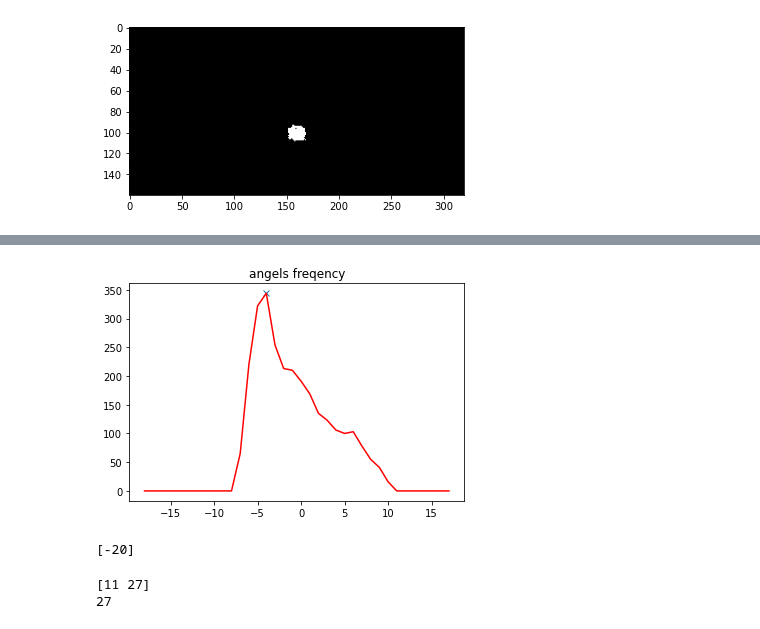
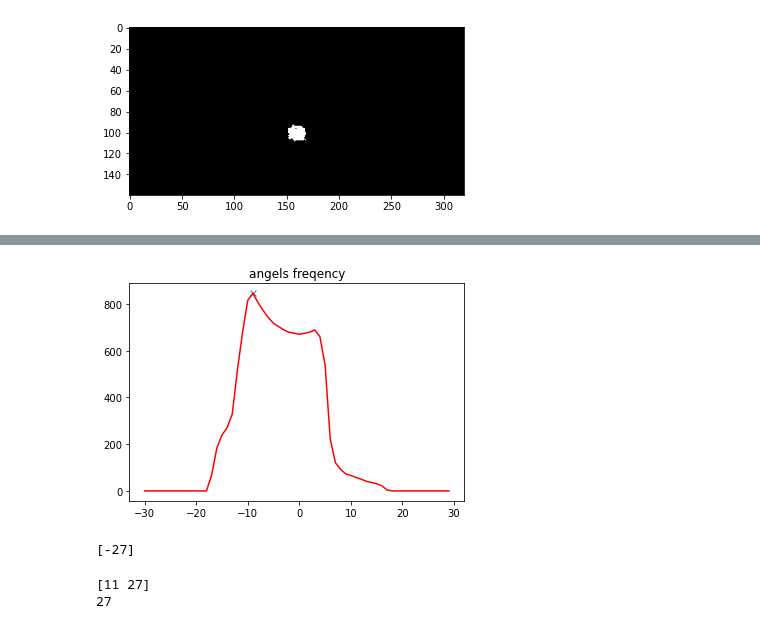
Before and after one commit to College-Projects-2019-2024/Return-Rover-computer-vision, a Jupyter notebook: code/pipeline_testing.ipynb, the cells around one changed output, grey strips where cells are left out. Saved outputs shown, nothing was run; the diff lists cells and outputs as text; code cells hidden in the pictures.

```diff
--- a/code/pipeline_testing.ipynb
+++ b/code/pipeline_testing.ipynb
@@ -233,34 +233,34 @@ Deprecated in NumPy 1.20; for more details and guidance: https://numpy.org/devdo
 # %%
 from scipy.signal import find_peaks
 # %%
-s = 5
+s = 3
 size = int (180 / s)
 shift = int (size /2)
 
 simplified_prefix = np.zeros(size)
 down = (np.array((range(size)))- shift)
 
 
 
 for x in angles:
     f= x*360 / (2*np.pi)
     simplified_prefix[round (f/s)+shift]+=1
 
 
 
-simplified_peaks, _ = find_peaks(simplified_prefix, distance=s,height=np.max(simplified_prefix)/3, threshold = 5)
+simplified_peaks, _ = find_peaks(simplified_prefix, distance=s*5,height=np.max(simplified_prefix)/3, threshold = 1)
 
 
 plt.title("angels freqency")
 plt.plot(simplified_peaks-shift, simplified_prefix[simplified_peaks], "x")
 plt.plot(down, simplified_prefix, color="red")
 plt.show()
 
 
 print((simplified_peaks-shift)*s)
 # %% [output]
-[figure, old version]
+[figure, new version]
-[-20]
+[-27]
 # %%
 def cost(peak, prefix):
     ans=prefix[peak]
```
Also changed, not shown: parts of 5 cells of this notebook, 3 other files.
